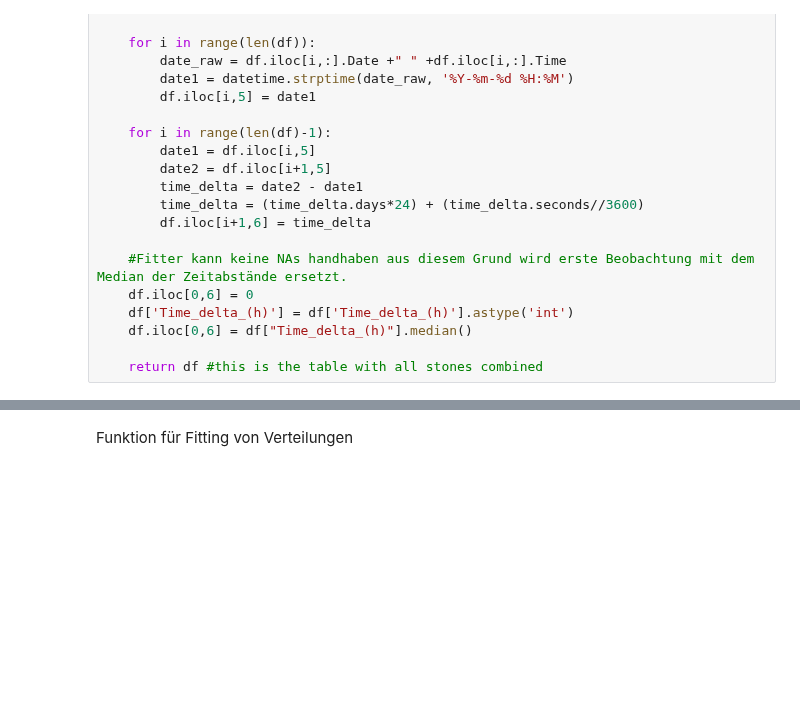
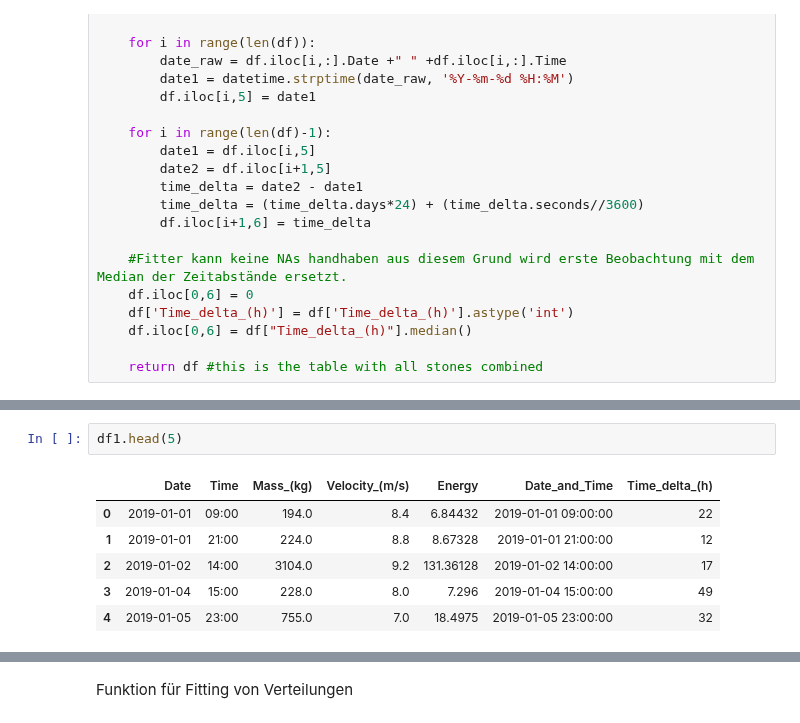
Before and after one commit to lhenchoz/cwm1, a Jupyter notebook: Steinschlag_v1.ipynb, the cells around one changed output, grey strips where cells are left out. Saved outputs shown, nothing was run; the diff lists cells and outputs as text; blank space fills up the shorter version.

```diff
--- a/Steinschlag_v1.ipynb
+++ b/Steinschlag_v1.ipynb
@@ -63,0 +61,9 @@ df2 = open_csv_to_df("./out_2.csv")
+# %%
+df1.head(5)
+# %% [output]
+|  | Date | Time | Mass_(kg) | Velocity_(m/s) | Energy | Date_and_Time | Time_delta_(h) |
+| 0 | 2019-01-01 | 09:00 | 194.0 | 8.4 | 6.84432 | 2019-01-01 09:00:00 | 22 |
+| 1 | 2019-01-01 | 21:00 | 224.0 | 8.8 | 8.67328 | 2019-01-01 21:00:00 | 12 |
+| 2 | 2019-01-02 | 14:00 | 3104.0 | 9.2 | 131.36128 | 2019-01-02 14:00:00 | 17 |
+| 3 | 2019-01-04 | 15:00 | 228.0 | 8.0 | 7.296 | 2019-01-04 15:00:00 | 49 |
+| 4 | 2019-01-05 | 23:00 | 755.0 | 7.0 | 18.4975 | 2019-01-05 23:00:00 | 32 |
```
Also changed, not shown: parts of 5 cells of this notebook.
